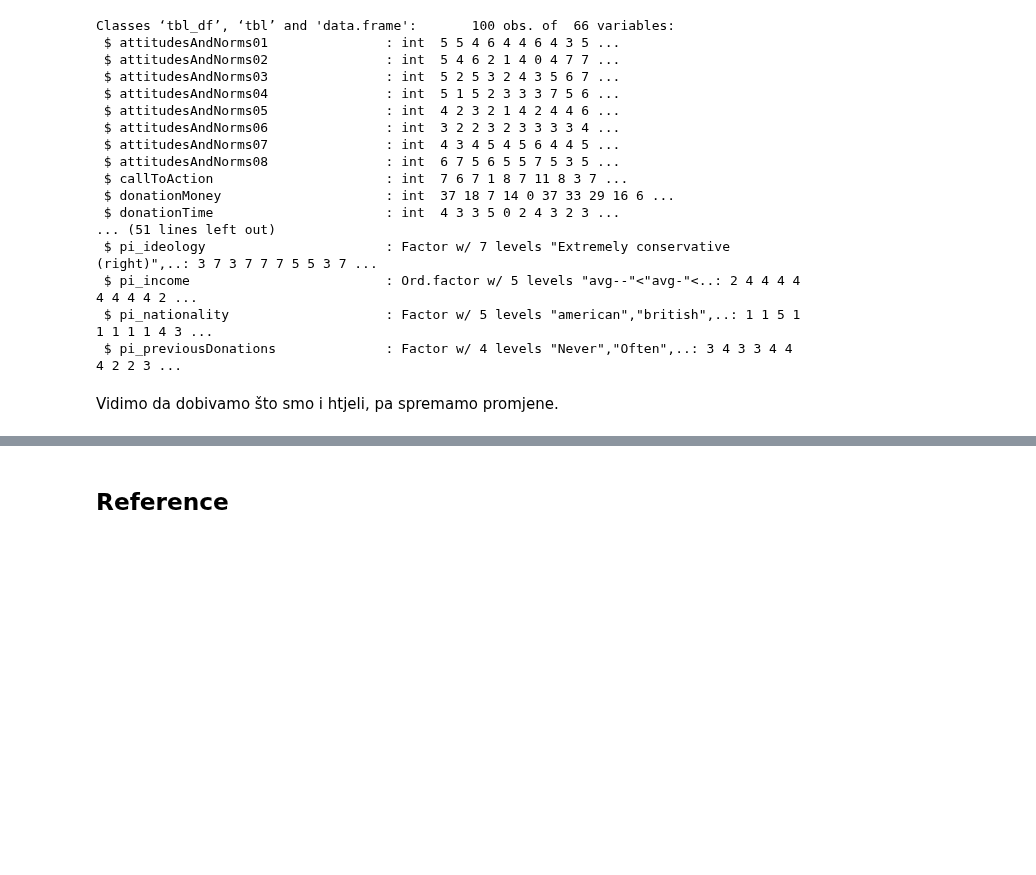
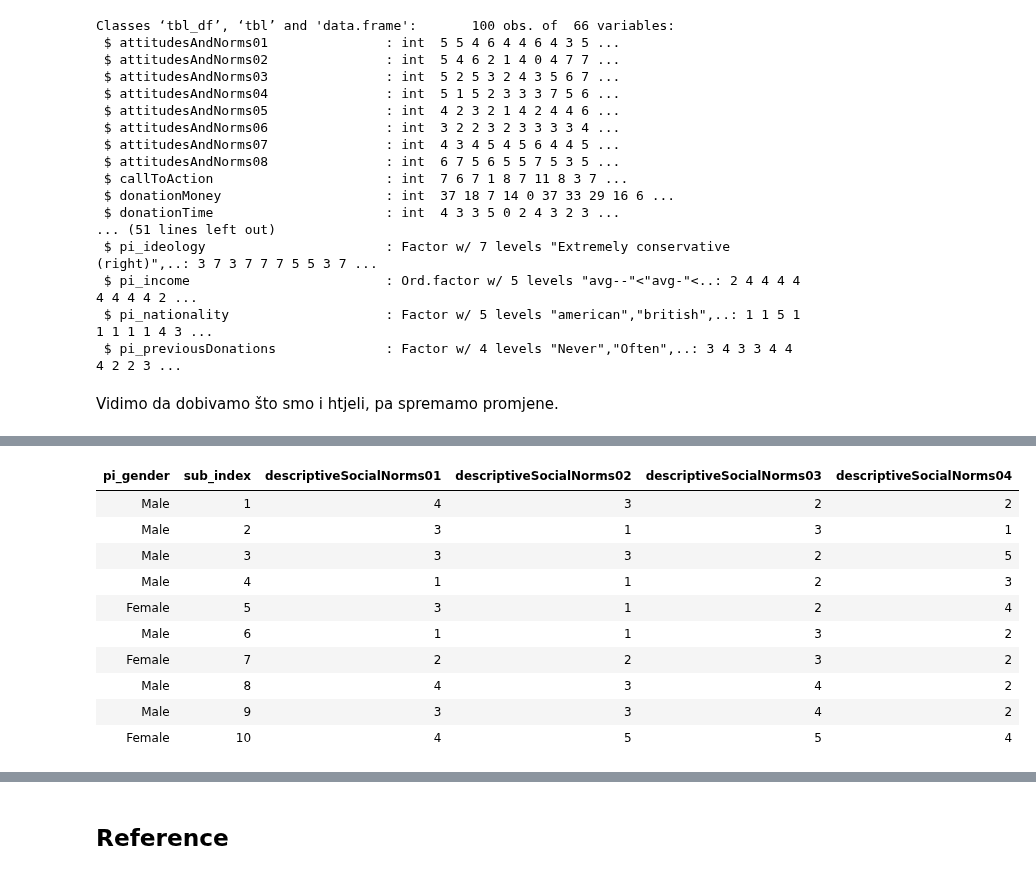
Before and after one commit to vdeni/rdionica, a Jupyter notebook: jupyter-notebook/priprema_podaci_upitnik.ipynb, the cells around one changed output, grey strips where cells are left out. Saved outputs shown, nothing was run; the diff lists cells and outputs as text; code cells hidden in the pictures; blank space fills up the shorter version.

```diff
--- a/jupyter-notebook/priprema_podaci_upitnik.ipynb
+++ b/jupyter-notebook/priprema_podaci_upitnik.ipynb
@@ -911,0 +1011,16 @@ select(1:mf_SanctityDegradation, mf_CareHarm, mf_FairnessCheating,
+# %%
+podaci_long %>%
+tidyr::spread(., key = pitanje, value = odgovor) %>%
+dplyr::arrange(., sub_index)
+# %% [output]
+| pi_gender | sub_index | descriptiveSocialNorms01 | descriptiveSocialNorms02 | descriptiveSocialNorms03 | descriptiveSocialNorms04 |
+| Male | 1 | 4 | 3 | 2 | 2 |
+| Male | 2 | 3 | 1 | 3 | 1 |
+| Male | 3 | 3 | 3 | 2 | 5 |
+| Male | 4 | 1 | 1 | 2 | 3 |
+| Female | 5 | 3 | 1 | 2 | 4 |
+| Male | 6 | 1 | 1 | 3 | 2 |
+| Female | 7 | 2 | 2 | 3 | 2 |
+| Male | 8 | 4 | 3 | 4 | 2 |
+| Male | 9 | 3 | 3 | 4 | 2 |
+| Female | 10 | 4 | 5 | 5 | 4 |
```
Also changed, not shown: parts of 43 cells of this notebook.
